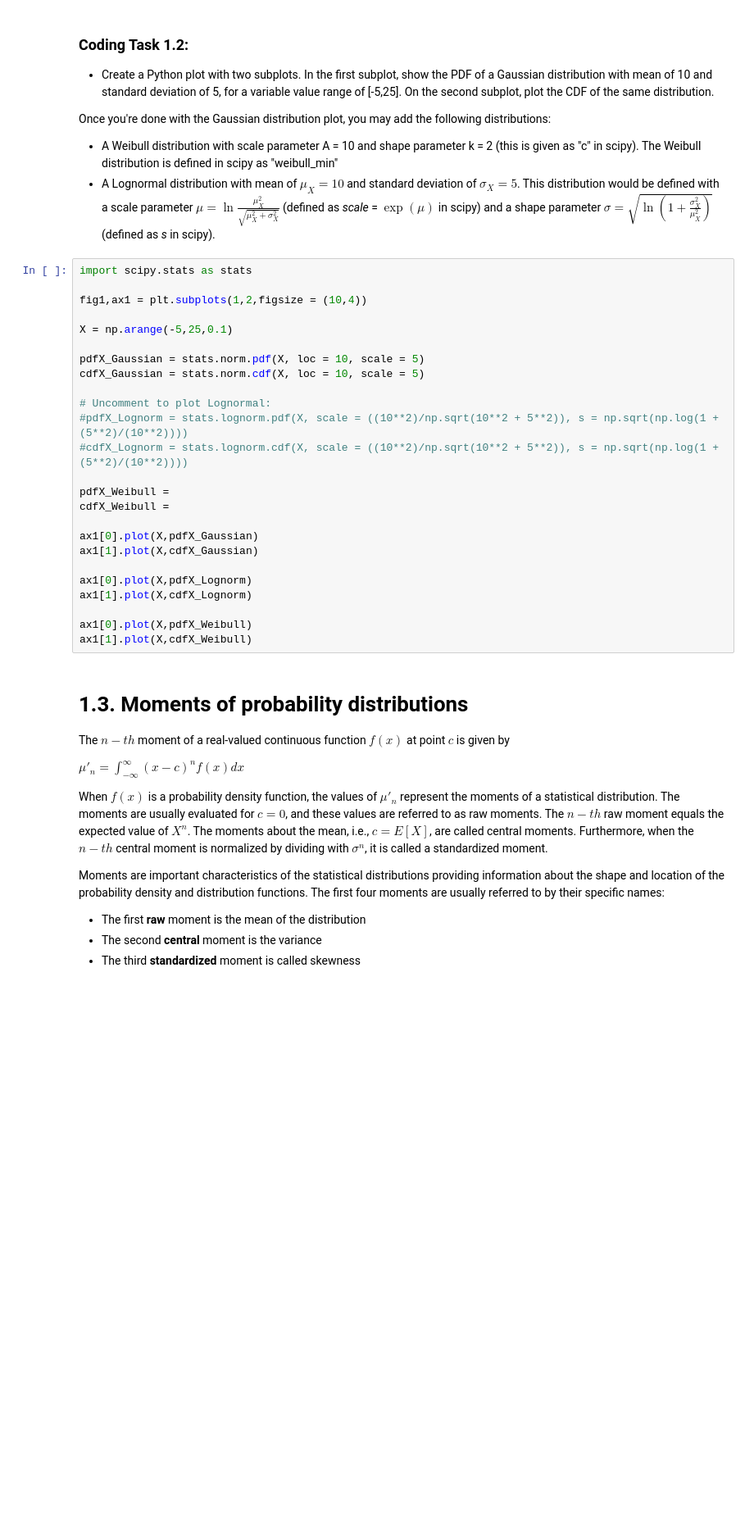
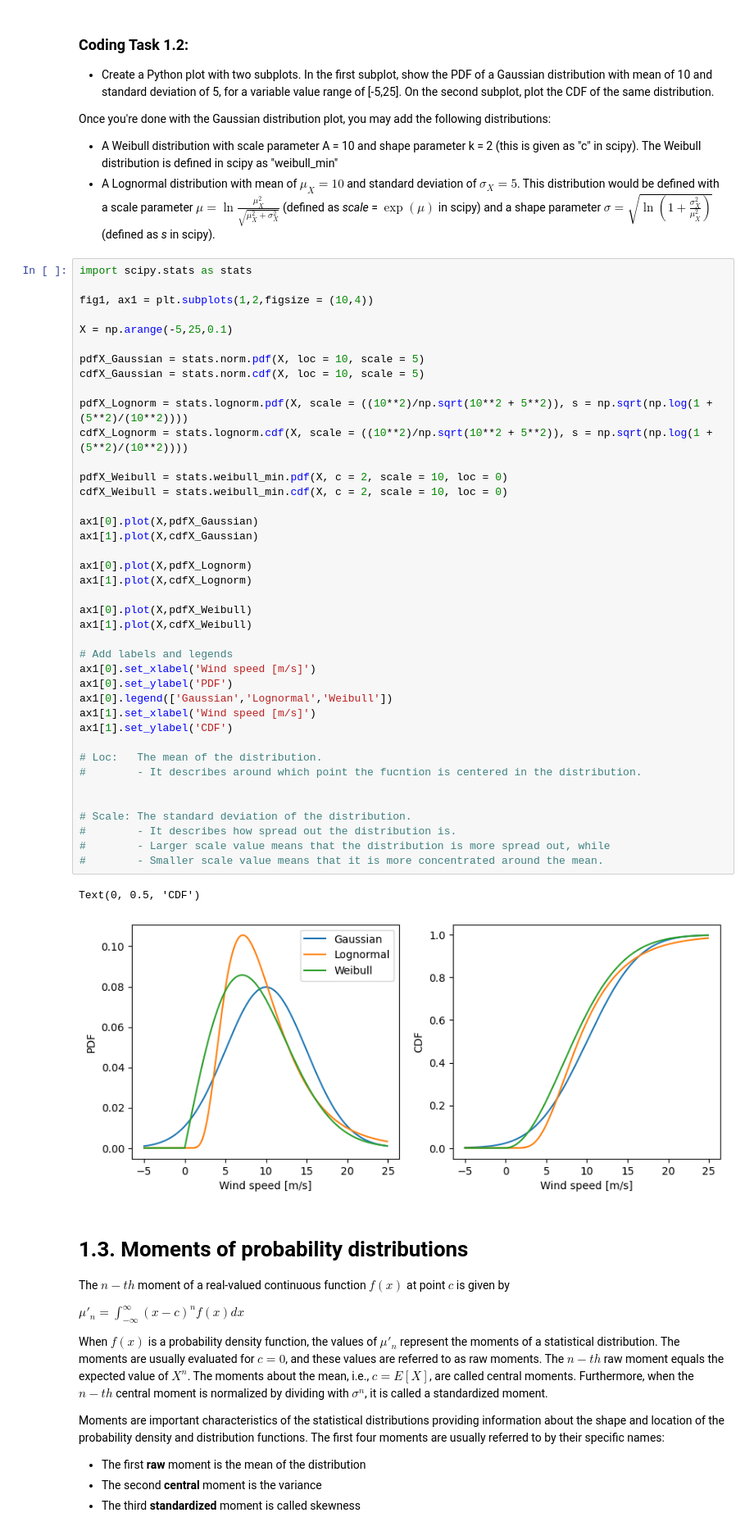
Before and after one commit to natslimak/OceanCourses, a Jupyter notebook: ProbalisticModelling/Statistics_Intro_1_ClassVersion.ipynb, the cells around one changed output. Shown at 82% size. Drawn from its saved outputs; the diff is of its cells as text; blank space fills up the shorter version.

```diff
--- a/ProbalisticModelling/Statistics_Intro_1_ClassVersion.ipynb
+++ b/ProbalisticModelling/Statistics_Intro_1_ClassVersion.ipynb
@@ -90,28 +90,46 @@ Once you're done with the Gaussian distribution plot, you may add the following
 # %%
 import scipy.stats as stats
 
-fig1,ax1 = plt.subplots(1,2,figsize = (10,4))
+fig1, ax1 = plt.subplots(1,2,figsize = (10,4))
 
 X = np.arange(-5,25,0.1)
 
 pdfX_Gaussian = stats.norm.pdf(X, loc = 10, scale = 5)
 cdfX_Gaussian = stats.norm.cdf(X, loc = 10, scale = 5)
 
-# Uncomment to plot Lognormal:
-#pdfX_Lognorm = stats.lognorm.pdf(X, scale = ((10**2)/np.sqrt(10**2 + 5**2)), s = np.sqrt(np.log(1 + (5**2)/(10**2))))
-#cdfX_Lognorm = stats.lognorm.cdf(X, scale = ((10**2)/np.sqrt(10**2 + 5**2)), s = np.sqrt(np.log(1 + (5**2)/(10**2))))
+pdfX_Lognorm = stats.lognorm.pdf(X, scale = ((10**2)/np.sqrt(10**2 + 5**2)), s = np.sqrt(np.log(1 + (5**2)/(10**2))))
+cdfX_Lognorm = stats.lognorm.cdf(X, scale = ((10**2)/np.sqrt(10**2 + 5**2)), s = np.sqrt(np.log(1 + (5**2)/(10**2))))
 
-pdfX_Weibull =
-cdfX_Weibull =
+pdfX_Weibull = stats.weibull_min.pdf(X, c = 2, scale = 10, loc = 0)
+cdfX_Weibull = stats.weibull_min.cdf(X, c = 2, scale = 10, loc = 0)
 
 ax1[0].plot(X,pdfX_Gaussian)
 ax1[1].plot(X,cdfX_Gaussian)
 
 ax1[0].plot(X,pdfX_Lognorm)
 ax1[1].plot(X,cdfX_Lognorm)
 
 ax1[0].plot(X,pdfX_Weibull)
 ax1[1].plot(X,cdfX_Weibull)
+
+# Add labels and legends
+ax1[0].set_xlabel('Wind speed [m/s]')
+ax1[0].set_ylabel('PDF')
+ax1[0].legend(['Gaussian','Lognormal','Weibull'])
+ax1[1].set_xlabel('Wind speed [m/s]')
+ax1[1].set_ylabel('CDF')
+
+# Loc:   The mean of the distribution.
+#        - It describes around which point the fucntion is centered in the distribution.
+
+
+# Scale: The standard deviation of the distribution.
+#        - It describes how spread out the distribution is.
+#        - Larger scale value means that the distribution is more spread out, while
+#        - Smaller scale value means that it is more concentrated around the mean.
+# %% [output]
+Text(0, 0.5, 'CDF')
+[figure, added]
 # %% [markdown]
 # 1.3. Moments of probability distributions
 The $n-th$ moment of a real-valued continuous function $f(x)$ at point $c$ is given by
```
Also changed, not shown: parts of 5 cells of this notebook, 1 other file.
